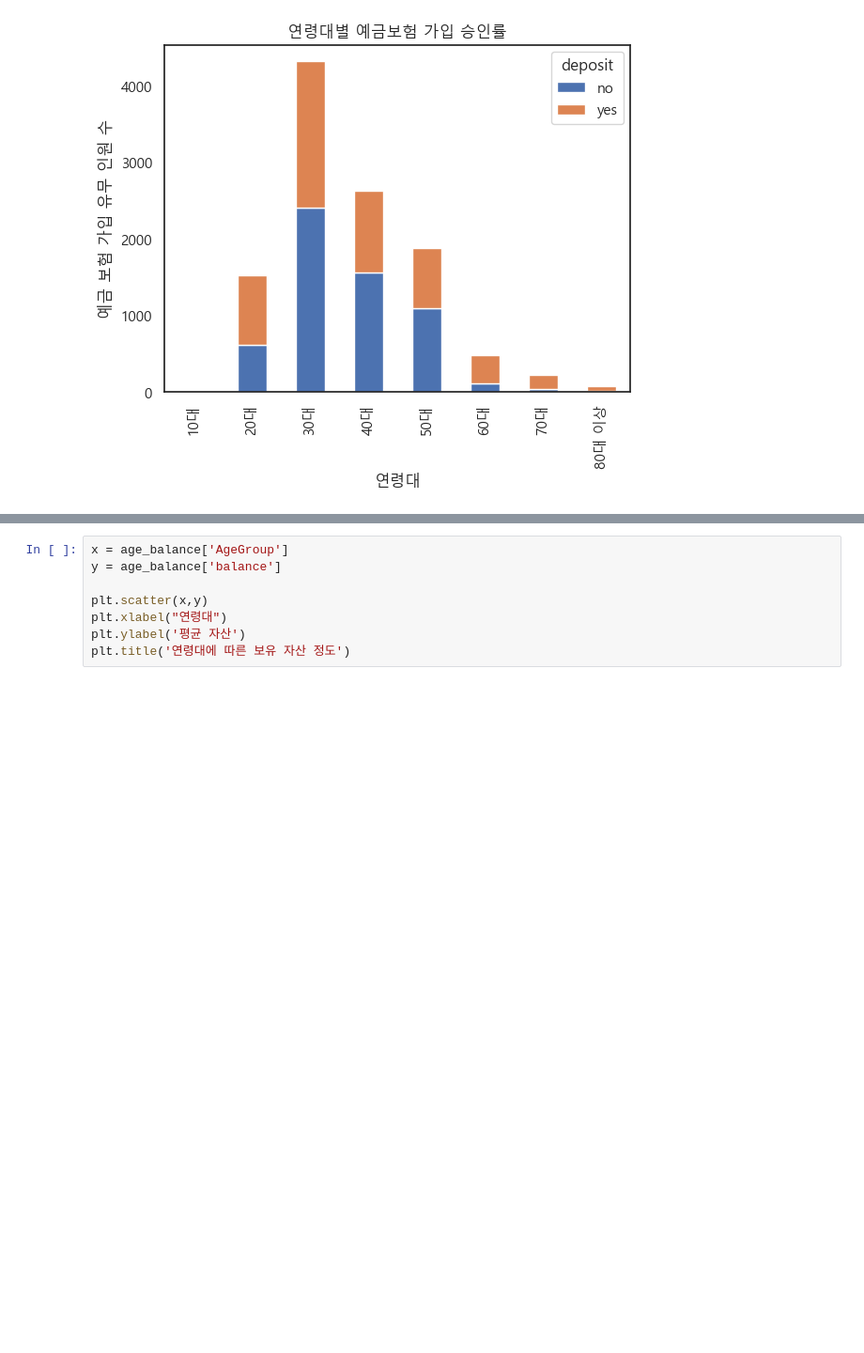
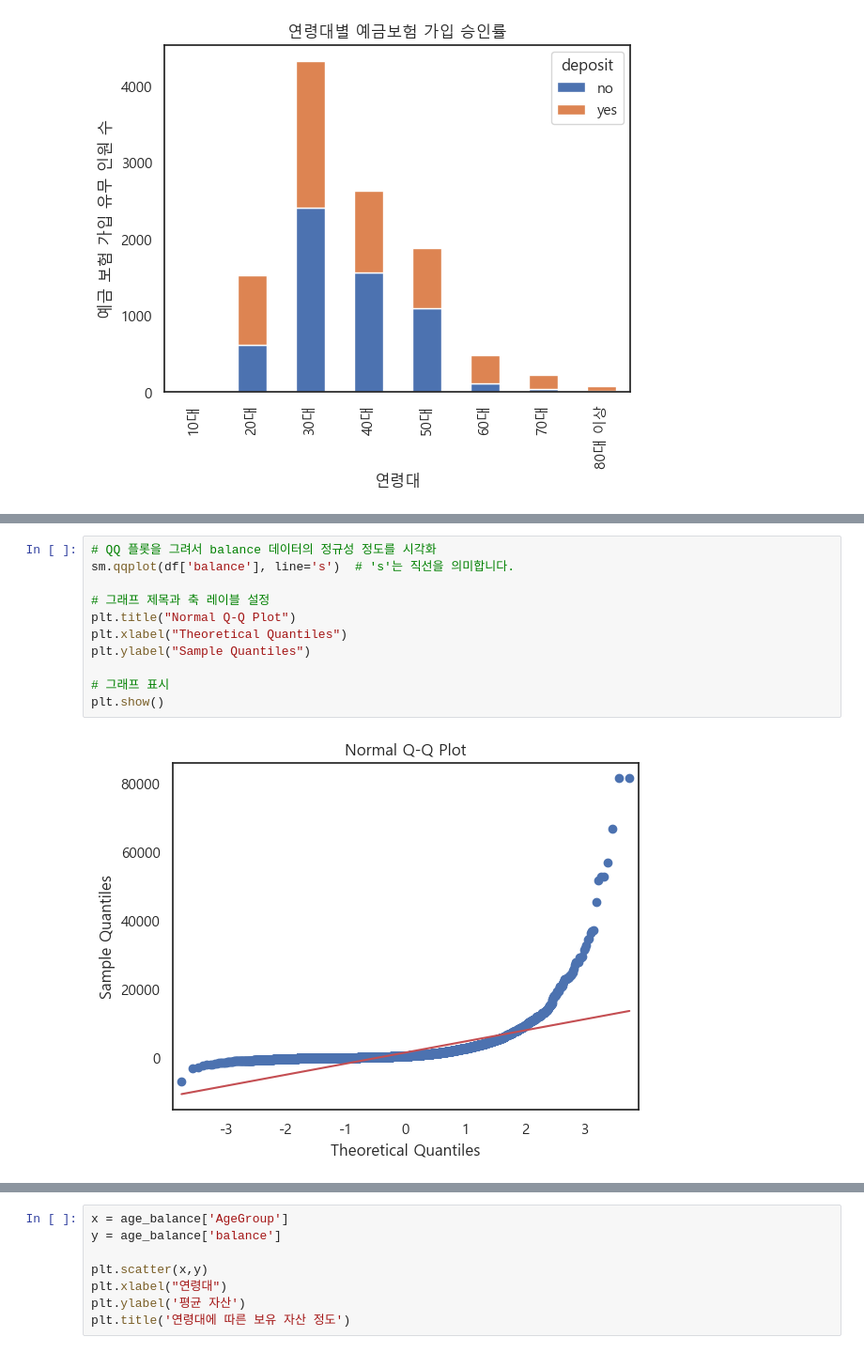
Before and after one commit to HuiseongK/Bank, a Jupyter notebook: bank..ipynb, the cells around one changed output, grey strips where cells are left out. Shown at 94% size. Drawn from its saved outputs; the diff is of its cells as text; blank space fills up the shorter version.

```diff
--- a/bank..ipynb
+++ b/bank..ipynb
@@ -265,0 +263,13 @@ P-value: 5.022409918471076e-34
+# %%
+# QQ 플롯을 그려서 balance 데이터의 정규성 정도를 시각화
+sm.qqplot(df['balance'], line='s')  # 's'는 직선을 의미합니다.
+
+# 그래프 제목과 축 레이블 설정
+plt.title("Normal Q-Q Plot")
+plt.xlabel("Theoretical Quantiles")
+plt.ylabel("Sample Quantiles")
+
+# 그래프 표시
+plt.show()
+# %% [output]
+[figure, added]
```
Also changed, not shown: parts of 12 cells of this notebook.
